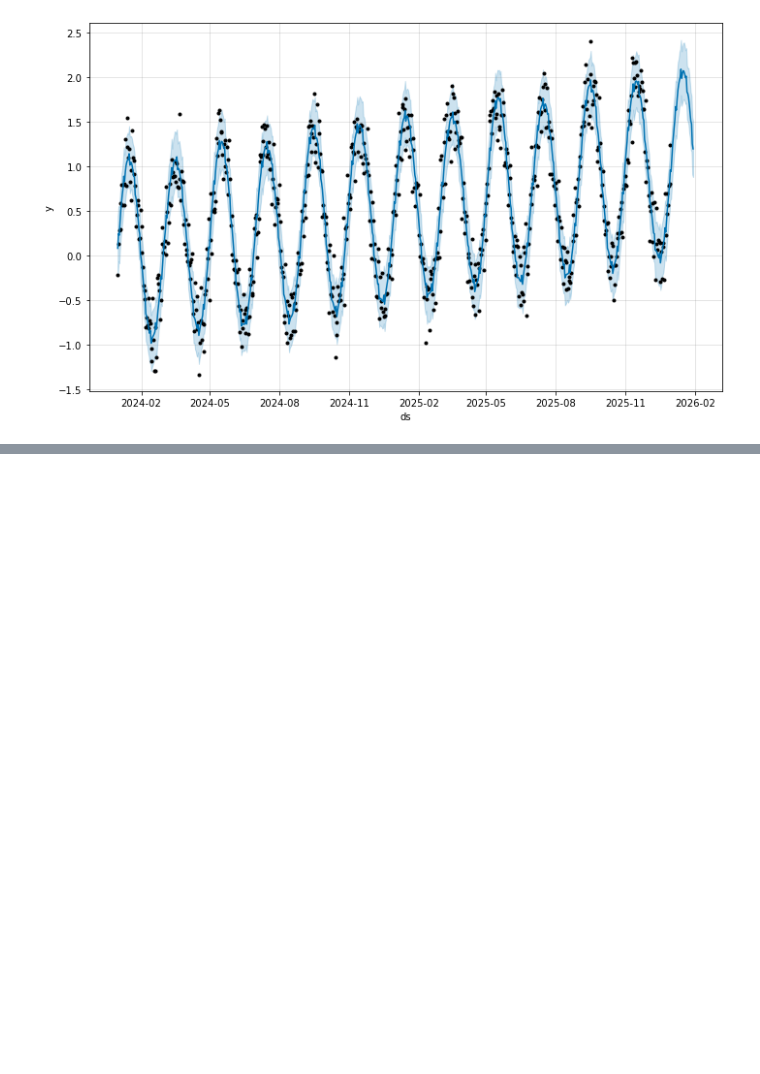
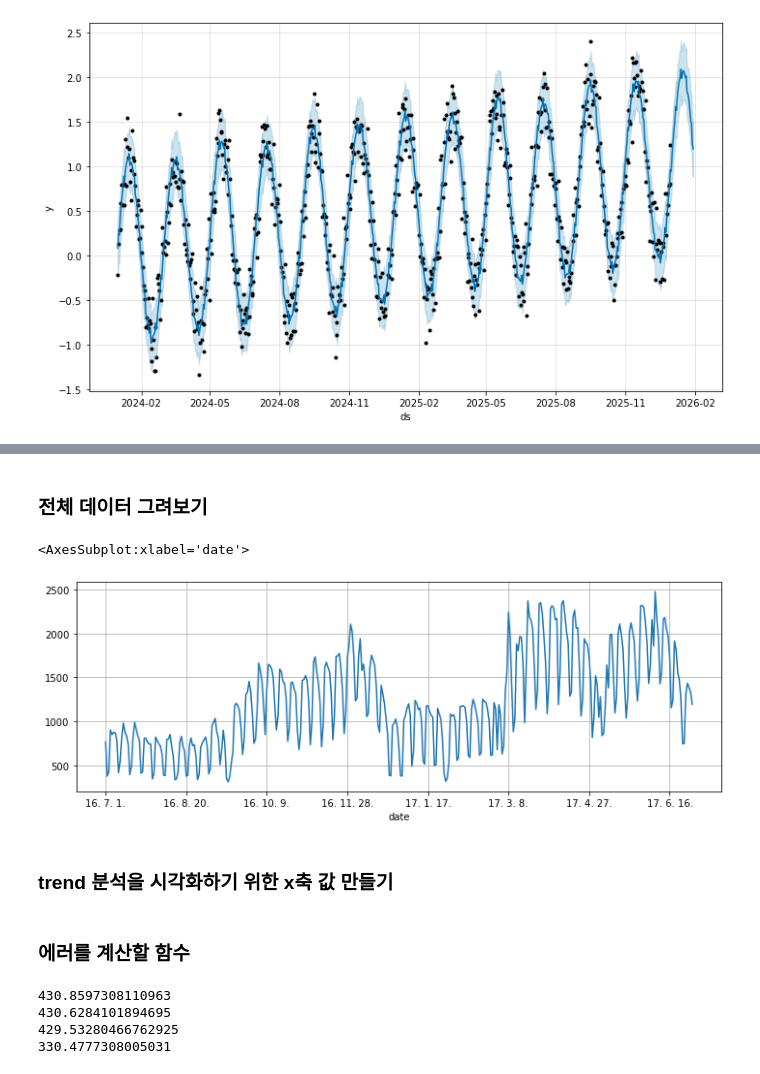
Before and after one commit to solpinetree/ds_study, a Jupyter notebook: source_code/05. forecast.ipynb, the cells around one changed output, grey strips where cells are left out. Drawn from its saved outputs; the diff is of its cells as text; code cells hidden in the pictures; blank space fills up the shorter version.

```diff
--- a/source_code/05. forecast.ipynb
+++ b/source_code/05. forecast.ipynb
@@ -201,0 +215,10 @@ m.plot(forecast);
+# %%
+pinkwink_web = pd.read_csv(
+    "../data/05_PinkWink_Web_Traffic.csv",
+    encoding="utf-8",
+    thousands=",",
+    names=["date", "hit"],
+    index_col=0
+)
+
+pinkwink_web
@@ -201,0 +251,3 @@ m.plot(forecast);
+# %%
+pinkwink_web = pinkwink_web[pinkwink_web["hit"].notnull()]
+pinkwink_web.info()
@@ -201,0 +263,9 @@ m.plot(forecast);
+# %% [markdown]
+### 전체 데이터 그려보기
+# %%
+pinkwink_web["hit"].plot(figsize=(12, 4), grid=True)
+# %% [output]
+<AxesSubplot:xlabel='date'>
+[figure, added]
+# %% [markdown]
+### trend 분석을 시각화하기 위한 x축 값 만들기
@@ -201,0 +276,2 @@ m.plot(forecast);
+# %% [markdown]
+### 에러를 계산할 함수
@@ -201,0 +293,10 @@ m.plot(forecast);
+# %%
+print(error(f1, time, traffic))
+print(error(f2, time, traffic))
+print(error(f3, time, traffic))
+print(error(f15, time, traffic))
+# %% [output]
+430.8597308110963
+430.6284101894695
+429.53280466762925
+330.4777308005031
```
Also changed, not shown: parts of 17 cells of this notebook, 1 other file.
